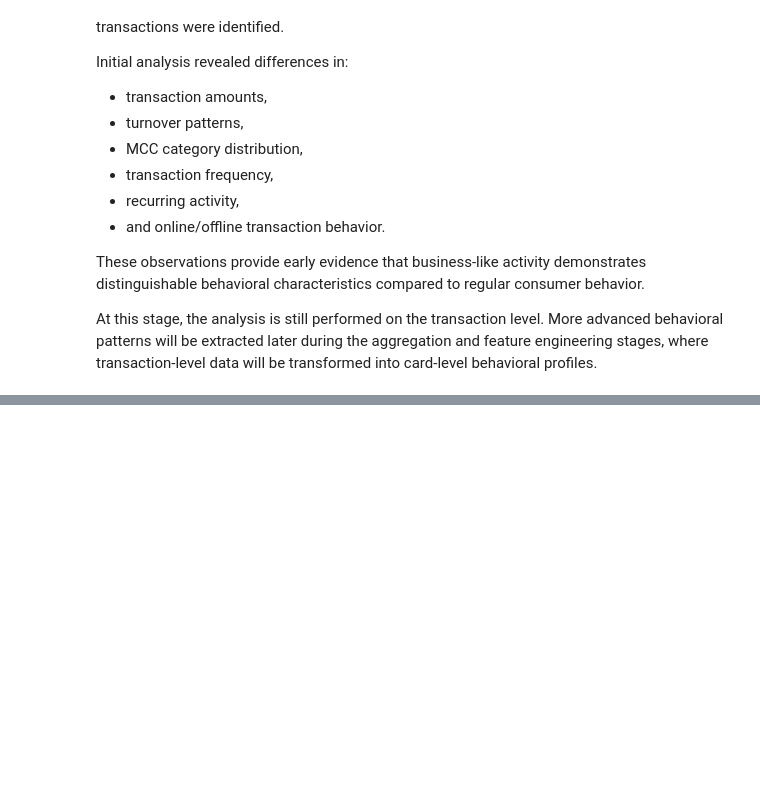
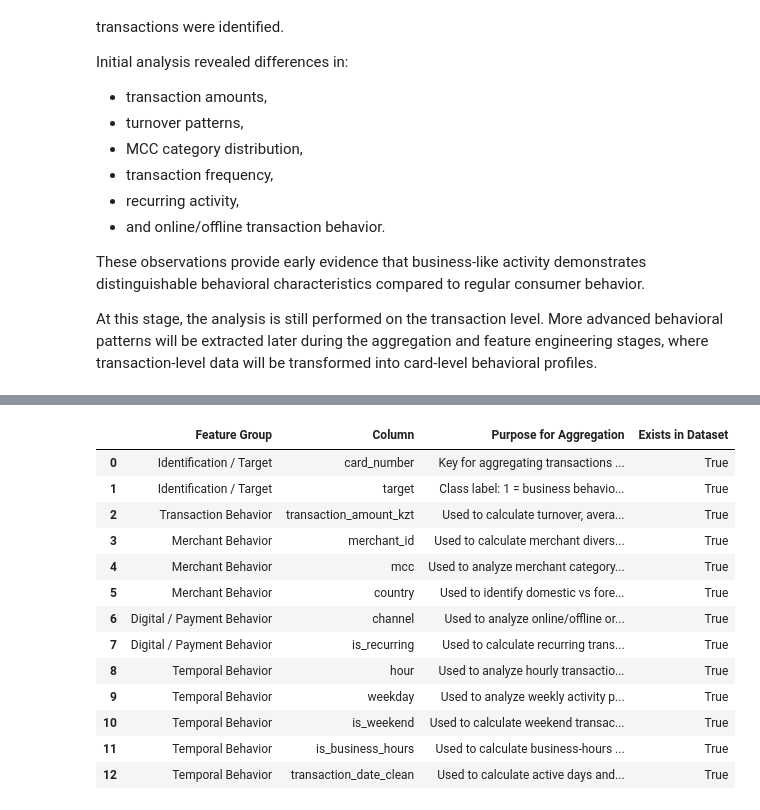
Before and after one commit to SabinaTolkynbekova/MDQ_DSProject, a Jupyter notebook: task.ipynb, the cells around one changed output, grey strips where cells are left out. Saved outputs shown, nothing was run; the diff lists cells and outputs as text; code cells hidden in the pictures; blank space fills up the shorter version.

```diff
--- a/task.ipynb
+++ b/task.ipynb
@@ -1191,0 +1095,72 @@ The dataset is now ready for aggregation by `card_number`, where each card will
+# %%
+behavioral_source_cols = {
+    "Identification / Target": [
+        "card_number",
+        "target"
+    ],
+    "Transaction Behavior": [
+        "transaction_amount_kzt"
+    ],
+    "Merchant Behavior": [
+        "merchant_id",
+        "mcc",
+        "country"
+    ],
+    "Digital / Payment Behavior": [
+        "channel",
+        "is_recurring"
+    ],
+    "Temporal Behavior": [
+        "hour",
+        "weekday",
+        "is_weekend",
+        "is_business_hours",
+        "transaction_date_clean"
+    ]
+}
+
+rows = []
+
+column_purpose = {
+    "card_number": "Key for aggregating transactions into one card-level profile",
+    "target": "Class label: 1 = business behavior, 0 = consumer behavior",
+    "transaction_amount_kzt": "Used to calculate turnover, average amount, median amount, maximum amount and spending variability",
+    "merchant_id": "Used to calculate merchant diversity and merchant concentration",
+    "mcc": "Used to analyze merchant category behavior and MCC diversity",
+    "country": "Used to identify domestic vs foreign transaction behavior",
+    "channel": "Used to analyze online/offline or channel-based transaction behavior",
+    "is_recurring": "Used to calculate recurring transaction share",
+    "hour": "Used to analyze hourly transaction activity",
+    "weekday": "Used to analyze weekly activity patterns",
+    "is_weekend": "Used to calculate weekend transaction share",
+    "is_business_hours": "Used to calculate business-hours activity share",
+    "transaction_date_clean": "Used to calculate active days and transaction regularity"
+}
+
+for group_name, columns in behavioral_source_cols.items():
+    for col in columns:
+        rows.append({
+            "Feature Group": group_name,
+            "Column": col,
+            "Purpose for Aggregation": column_purpose[col],
+            "Exists in Dataset": col in data.columns
+        })
+
+behavioral_source_table = pd.DataFrame(rows)
+
+behavioral_source_table
+# %% [output]
+|  | Feature Group | Column | Purpose for Aggregation | Exists in Dataset |
+| 0 | Identification / Target | card_number | Key for aggregating transactions ... | True |
+| 1 | Identification / Target | target | Class label: 1 = business behavio... | True |
+| 2 | Transaction Behavior | transaction_amount_kzt | Used to calculate turnover, avera... | True |
+| 3 | Merchant Behavior | merchant_id | Used to calculate merchant divers... | True |
+| 4 | Merchant Behavior | mcc | Used to analyze merchant category... | True |
+| 5 | Merchant Behavior | country | Used to identify domestic vs fore... | True |
+| 6 | Digital / Payment Behavior | channel | Used to analyze online/offline or... | True |
+| 7 | Digital / Payment Behavior | is_recurring | Used to calculate recurring trans... | True |
+| 8 | Temporal Behavior | hour | Used to analyze hourly transactio... | True |
+| 9 | Temporal Behavior | weekday | Used to analyze weekly activity p... | True |
+| 10 | Temporal Behavior | is_weekend | Used to calculate weekend transac... | True |
+| 11 | Temporal Behavior | is_business_hours | Used to calculate business-hours ... | True |
+| 12 | Temporal Behavior | transaction_date_clean | Used to calculate active days and... | True |
```
Also changed, not shown: parts of 64 cells of this notebook.
